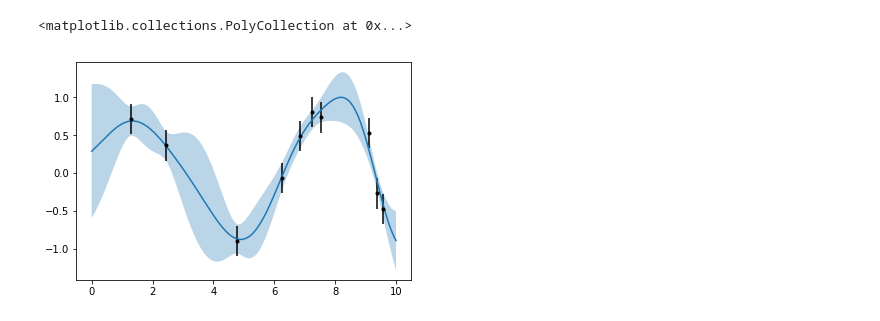
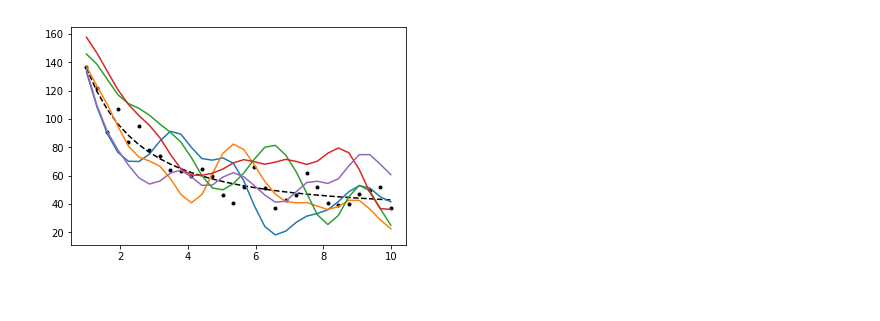
Before and after one commit to ChrisIck/Poisson-GPs, a Jupyter notebook: George Kernels.ipynb, the cells around one changed output. Cells and saved outputs as stored; diff of their text form; code cells hidden in the pictures.

```diff
--- a/George Kernels.ipynb
+++ b/George Kernels.ipynb
@@ -143,23 +97,32 @@ plt.show()
-# %%
-# Generate some fake noisy data.
-x = 10 * np.sort(np.random.rand(10))
-yerr = 0.2 * np.ones_like(x)
-y = np.sin(x) + yerr * np.random.randn(len(x))
-
-# Set up the Gaussian process.
-kernel = ge.kernels.ExpSquaredKernel(1.0)
-gp = ge.GP(kernel)
-
-# Pre-compute the factorization of the matrix.
-gp.compute(x, yerr)
-
-t = np.linspace(0, 10, 500)
-mu, cov = gp.predict(y, t)
-std = np.sqrt(np.diag(cov))
-
-plt.errorbar(x, y, yerr=yerr, fmt='k.')
-plt.plot(t, mu)
-plt.fill_between(t, mu+std, mu-std, alpha = 0.3)
-# %% [output]
-<matplotlib.collections.PolyCollection at 0x...>
-[figure, removed]
+# %%
+#initialization
+N = 30
+scale = 100.
+params_test = [10*scale, 6., .3, 0.]
+t = np.linspace(1, 10,N)
+mu_test = scale* true_mu(t)
+
+#generating poisson distributed data
+n_test = poisson(mu_test)
+n_err = np.sqrt(n_test)
+
+#optimizing model parameters
+popt, pcov = curve_fit(y_preopt, t, n_test, p0=[params_test])
+params_test = popt
+model_test = y_opt(t, params_test)
+s_test = np.zeros(N)
+#boundarray = [(n_test[i]-np.sqrt(n_test[i]),n_test[i]+np.sqrt(n_test[i])) for i in range(N)]
+boundarray = [(1,None) for i in range(N)]
+# %%
+cov_PGP = make_kernel(t, kernel_func_exp, [scale*3., 1.])
+#cov_PGP = make_kernel(t, kernel_func_gibbs, [5., 1., 1., 0., 10.])
+plt.plot(t, n_test, 'k.', label = "counts")
+plt.plot(t, model_test,'k--', label = "Mean")
+for i in range(5):
+    sample = np.random.multivariate_normal(model_test, cov_PGP)
+    plt.plot(t, sample)
+
+plt.show()
+#n_test = sample
+# %% [output]
+[figure, added]
```
Also changed, not shown: parts of 6 cells of this notebook.
